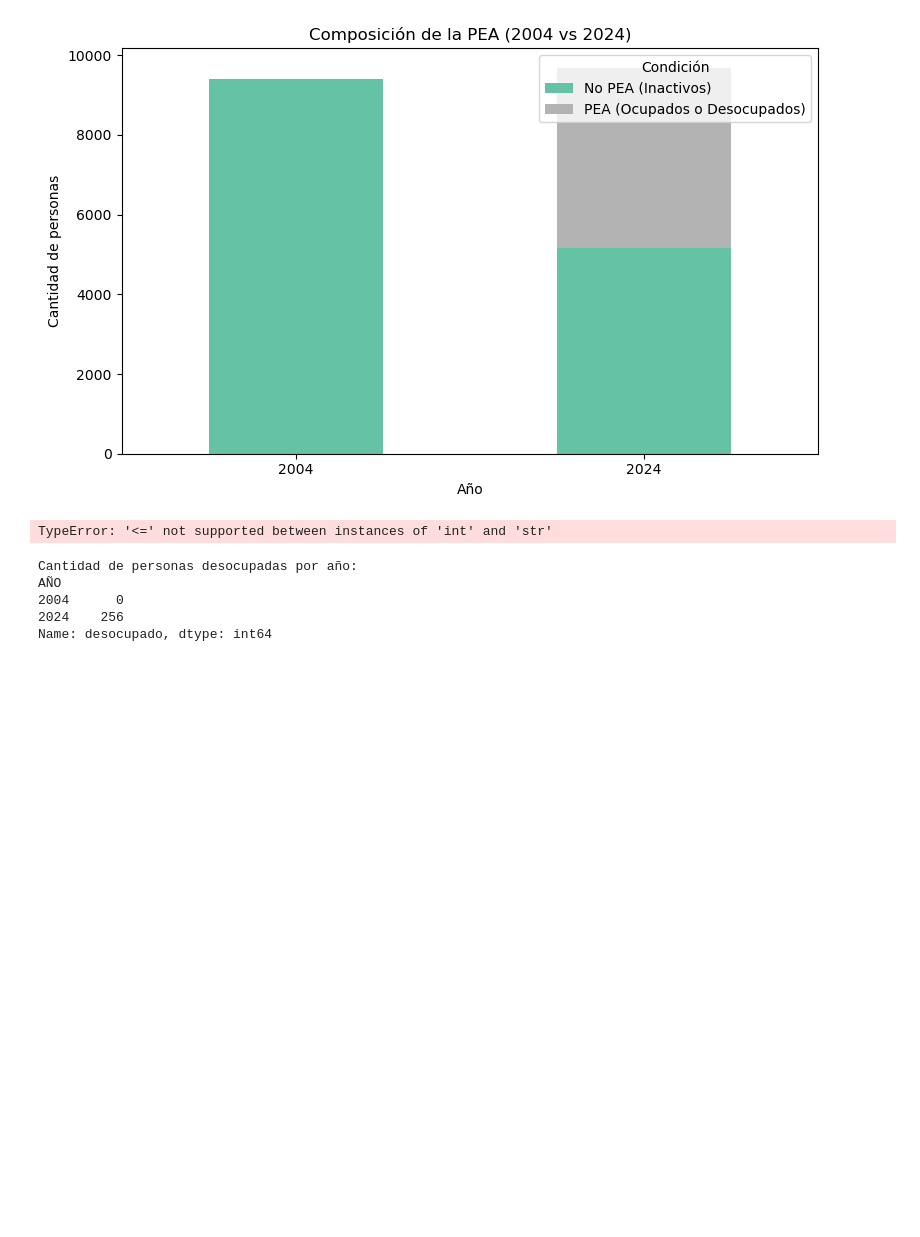
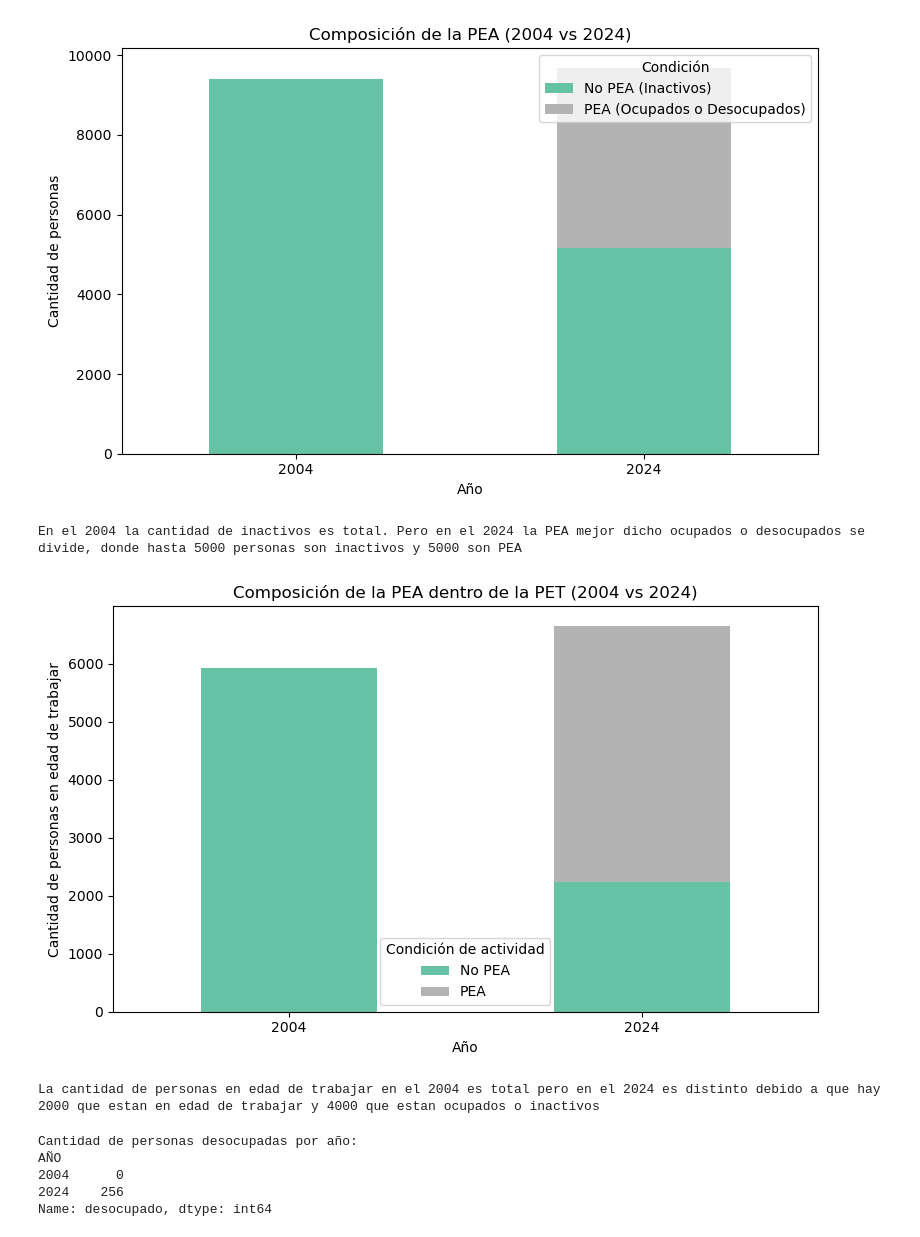
Before and after one commit to LucaDadderio0/-BigDataUBA-Grup10, a Jupyter notebook: TP2/Big_Data_TP2_Grupo10.ipynb, the cells around one changed output. Saved outputs shown, nothing was run; the diff lists cells and outputs as text; code cells hidden in the pictures; blank space fills up the shorter version.

```diff
--- a/TP2/Big_Data_TP2_Grupo10.ipynb
+++ b/TP2/Big_Data_TP2_Grupo10.ipynb
@@ -290,6 +310,10 @@ plt.tight_layout()
 plt.show()
 # %% [output]
 [figure]
+# %%
+print("En el 2004 la cantidad de inactivos es total. Pero en el 2024 la PEA mejor dicho ocupados o desocupados se divide, donde hasta 5000 personas son inactivos y 5000 son PEA")
+# %% [output]
+En el 2004 la cantidad de inactivos es total. Pero en el 2024 la PEA mejor dicho ocupados o desocupados se divide, donde hasta 5000 personas son inactivos y 5000 son PEA
 # %%
 #Resolucion del ejercicio 8
 #importar pandas, matplotlib y seaborn
@@ -304,34 +328,39 @@ df_2024.columns = df_2024.columns.str.upper()
 df_2004.columns = df_2004.columns.str.upper()
 # Filtrar solo región 40
 df_2024 = df_2024[df_2024["REGION"] == 40]
 df_2004 = df_2004[df_2004["REGION"] == "NOA"]
 df_2004["REGION"] = 40  # Homogeneizar valores de REGION
 # Agregar columna de año para identificar luego
 df_2004["AÑO"] = 2004
 df_2024["AÑO"] = 2024
 # Unir y filtrar por quienes respondieron ESTADO
 df = pd.concat([df_2004, df_2024], ignore_index=True)
 respondieron = df[df["ESTADO"] != 0].copy()
 # Crear columna PEA: 1 si ESTADO es 1 (ocupado) o 2 (desocupado), 0 si 3 (inactivo)
 respondieron["PEA"] = respondieron["ESTADO"].apply(lambda x: 1 if x in [1, 2] else 0)
 # Crear columna PET: 1 si edad (CH06) entre 15 y 65 años inclusive
+respondieron["CH06"] = pd.to_numeric(respondieron["CH06"], errors='coerce')
 respondieron["PET"] = respondieron["CH06"].apply(lambda x: 1 if 15 <= x <= 65 else 0)
 # Filtrar sólo personas PET
 pet_df = respondieron[respondieron["PET"] == 1]
 # Agrupar por año y PEA (dentro de PET)
 pea_counts_pet = pet_df.groupby(["AÑO", "PEA"]).size().unstack()
 pea_counts_pet.columns = ["No PEA", "PEA"]
 # Graficar
 pea_counts_pet.plot(kind="bar", stacked=True, figsize=(8, 5), colormap="Set2")
 plt.title("Composición de la PEA dentro de la PET (2004 vs 2024)")
 plt.xlabel("Año")
 plt.ylabel("Cantidad de personas en edad de trabajar")
 plt.xticks(rotation=0)
 plt.legend(title="Condición de actividad")
 plt.tight_layout()
 plt.show()
 # %% [output]
-TypeError: '<=' not supported between instances of 'int' and 'str'
+[figure, added]
+# %%
+print("La cantidad de personas en edad de trabajar en el 2004 es total pero en el 2024 es distinto debido a que hay 2000 que estan en edad de trabajar y 4000 que estan ocupados o inactivos")
+# %% [output]
+La cantidad de personas en edad de trabajar en el 2004 es total pero en el 2024 es distinto debido a que hay 2000 que estan en edad de trabajar y 4000 que estan ocupados o inactivos
 # %%
 #Resolucion del ejercicio 9
 #importar pandas
```
Also changed, not shown: parts of 5 cells of this notebook.
